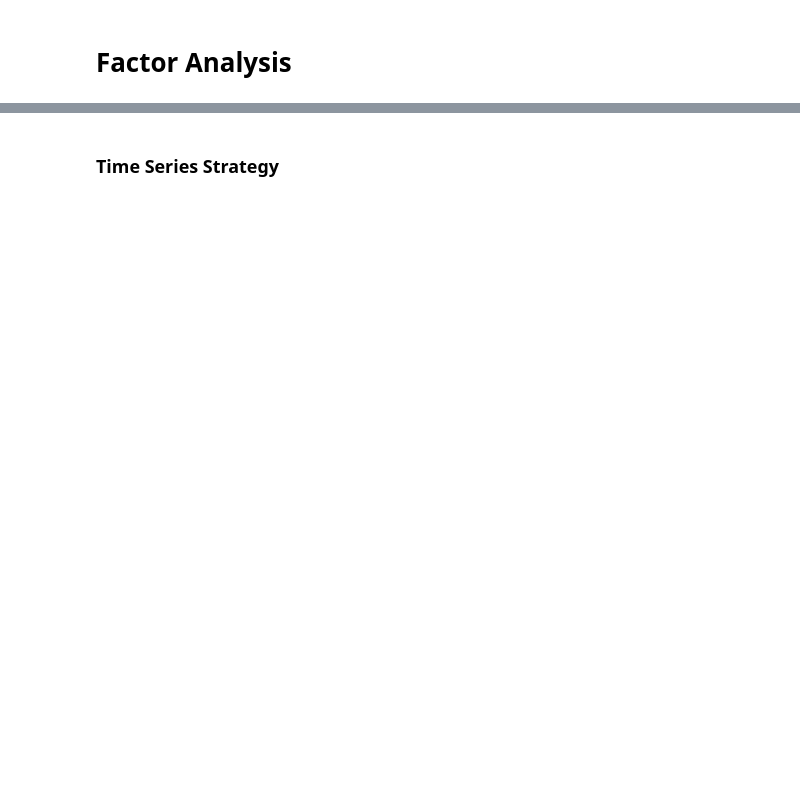
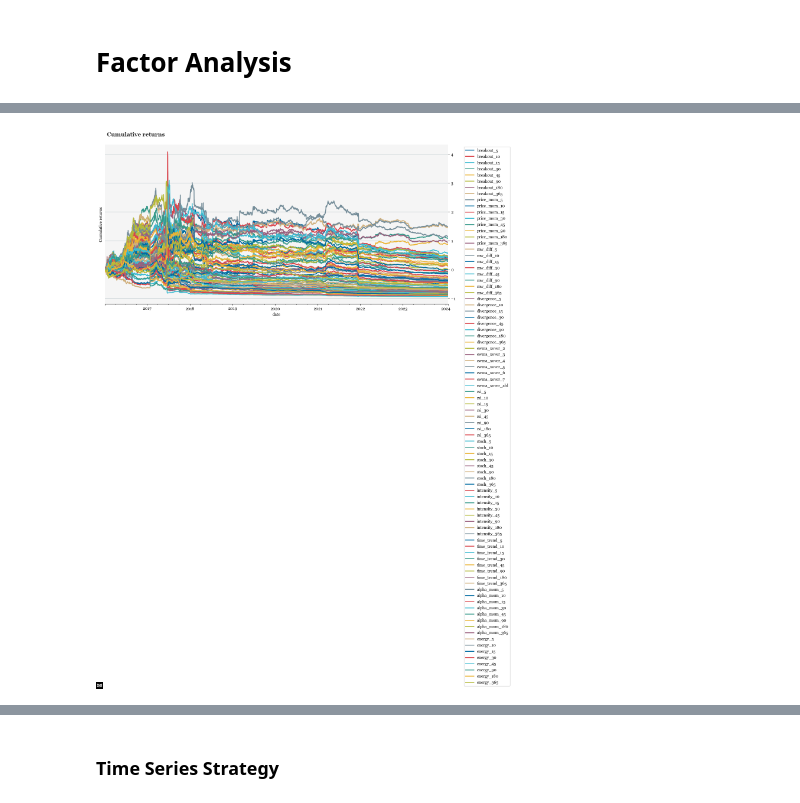
Before and after one commit to systamental/factorlab, a Jupyter notebook: notebooks/trend_factor_analysis.ipynb, the cells around one changed output, grey strips where cells are left out. Drawn from its saved outputs; the diff is of its cells as text; code cells hidden in the pictures; blank space fills up the shorter version.

```diff
--- a/notebooks/trend_factor_analysis.ipynb
+++ b/notebooks/trend_factor_analysis.ipynb
@@ -381,4 +538,4 @@ Cross-sectional strategies sorts assets in the cross-sectiona into equal-weighte
 # %%
 # cs trend returns
-trend_cs_ret = Factor(trend_df.loc['2016-01-01':], tr_df.close, strategy='cs_ls', factor_bins=5).returns(signal_type='signal_quantiles', tails='two', rebalancing=7, t_cost=0.0025, weighting='ew')
+trend_cs_ret = Factor(trend_df.loc['2016-01-01':], ret_df.tr, strategy='cs_ls', factor_bins=5).returns(signal_type='signal_quantiles', tails='two', rebal_freq=7, t_cost=0.0025, weighting='ew')
 # %%
@@ -388,2 +559,4 @@ trend_cs_perf_table
 # %%
-Performance(trend_cs_ret, mkt_ret=mkt_ret, ret_type='log').plot_metric()
+Performance(trend_cs_ret, mkt_ret=mkt_ret, ret_type='log', window_type='expanding').plot_metric()
+# %% [output]
+[figure, added]
```
Also changed, not shown: parts of 112 cells of this notebook.
